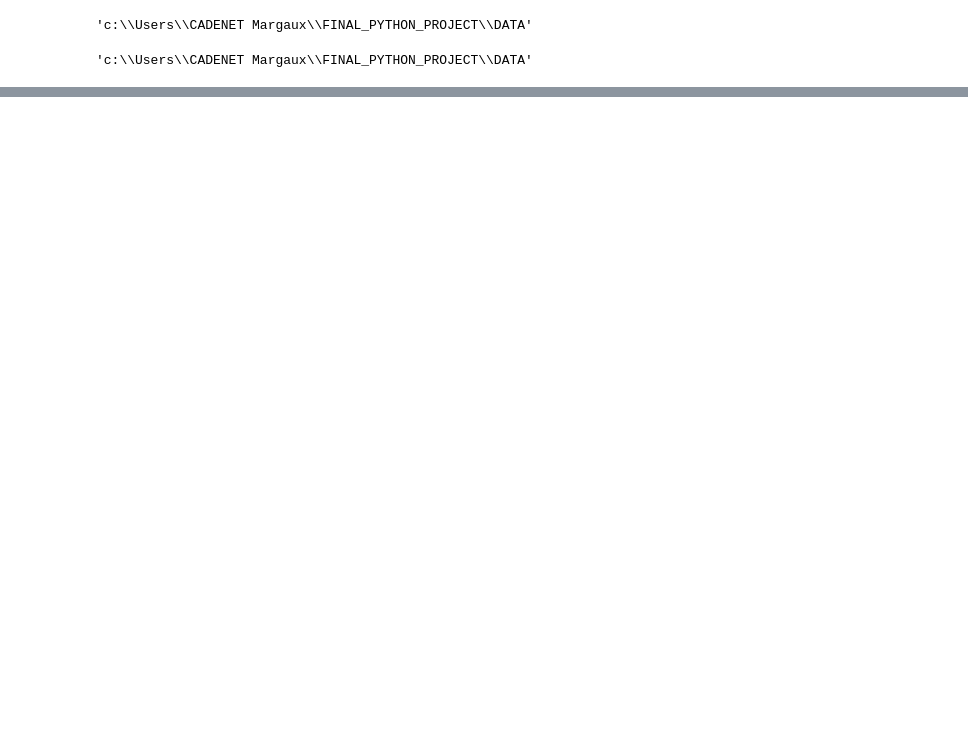
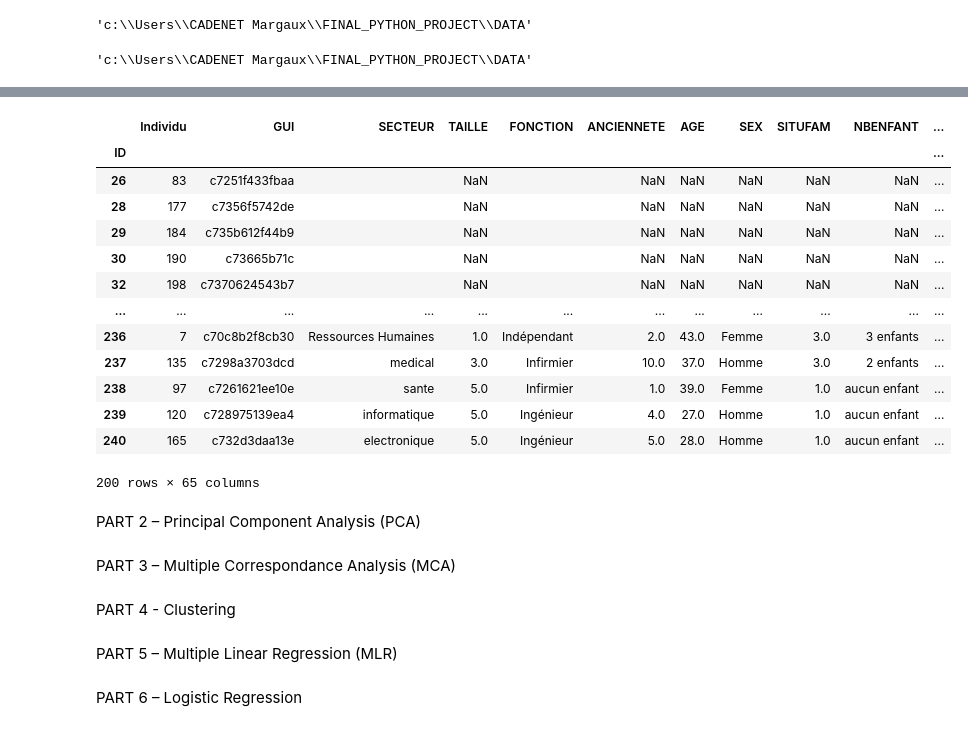
Before and after one commit to CadenetVincent/FINAL_PYTHON_PROJECT, a Jupyter notebook: CODE/Final_Projet_Adv_Stat.ipynb, the cells around one changed output, grey strips where cells are left out. Drawn from its saved outputs; the diff is of its cells as text; code cells hidden in the pictures; blank space fills up the shorter version.

Commit message:
Data cleaning & preparation et commentaires ajoutés

```diff
--- a/CODE/Final_Projet_Adv_Stat.ipynb
+++ b/CODE/Final_Projet_Adv_Stat.ipynb
@@ -371,6 +389,8 @@ for item in column_names:
 
     iterate_empty_value = 0
 
+    iterate_empty_value_with_no_know = 0
+
     print(" ")
     print("Column number id dataframe : {} ".format(list(D.columns).index(item)))
     print("Column name : {} ".format(column_names[list(D.columns).index(item)]))
@@ -378,21 +398,30 @@ for item in column_names:
     for info in D[item]:
 
         if info is None or info == "" or not info or info != info :
-
             iterate_empty_value = iterate_empty_value + 1;
 
+        if info is None or info == "" or not info or info != info or info == "7" or info == 7 :
+            iterate_empty_value_with_no_know = iterate_empty_value_with_no_know + 1
+
     lst_col[list(D.columns).index(item)] = iterate_empty_value
+    lst_col_with_no_know[list(D.columns).index(item)] = iterate_empty_value_with_no_know
+
         #else:
             #lst_col[list(D.columns).index(item)] = "Good"
     print("Number of empty values : {} ".format(lst_col[list(D.columns).index(item)]))
 
     percentage = (lst_col[list(D.columns).index(item)] / row) * 100
+    percentage_with_no_know = (lst_col_with_no_know[list(D.columns).index(item)] / row) * 100
 
     print("Percentage of empty values : {} ".format(percentage))
+    print("Percentage of empty values (with don't know value) : {}".format(percentage_with_no_know))
 
     if percentage > 50:
         print("Warning COL ! Percentage of empty data > 50% for : {} ".format(column_names[list(D.columns).index(item)]))
         list_of_deleted_column.append(column_names[list(D.columns).index(item)])
+
+    if percentage_with_no_know > 50:
+        list_of_deleted_column_with_no_know.append(column_names[list(D.columns).index(item)])
 # %% [output]
 Test for columns ...
 
@@ -443,0 +443,39 @@ ID
+# %%
+print("Delete unusable data empty by < 50% ")
+print(" ")
+
+# Delete the row with 50% of empty values...
+print("List of rows to delete : {} ".format(list_of_deleted_row))
+print(" ")
+
+# Delete the columns with 50% of empty values...
+print("List of columns to delete : {} ".format(list_of_deleted_column))
+print(" ")
+
+# Delete the rows with 50% of empty value AND considering that "don't know value" is a empty value also (value that is equal to 7)
+print("List of rows to delete with 'don't know' values : {} ".format(list_of_deleted_row_with_no_know))
+print(" ")
+
+# Delete the columns with 50% of empty value AND considering that "don't know value" is a empty value also (value that is equal to 7)
+print("List of columns to delete with 'don't know' values : {} ".format(list_of_deleted_column_with_no_know))
+print(" ")
+
+difference_id = list((set(list_of_deleted_row_with_no_know)- set(list_of_deleted_row))) + list((set(list_of_deleted_row)- set(list_of_deleted_row_with_no_know)))
+print("The difference of data between the two row lists (with and without don't know values) are : ",difference_id)
+print(" ")
+
+print("List by row of percentage of empty value: ",percentage_empty_row_list)
+print(" ")
+
+print("List by row of percentage of empty value (with 'don't know' values) : ",percentage_empty_row_list_with_no_know)
+print(" ")
+
+
+D.drop(list_of_deleted_column, axis=1, inplace=True);
+D.drop(index=list_of_deleted_row, inplace = True);
+
+print(" ")
+# See final Dataset with updated values
+print("Final dataset with filters")
+D.head(200)
+# %% [output]
@@ -443,0 +500,24 @@ ID
+|  | Individu | GUI | SECTEUR | TAILLE | FONCTION | ANCIENNETE | AGE | SEX | SITUFAM | NBENFANT | ... |
+| ID |  |  |  |  |  |  |  |  |  |  | ... |
+| 26 | 83 | c7251f433fbaa |  | NaN |  | NaN | NaN | NaN | NaN | NaN | ... |
+| 28 | 177 | c7356f5742de |  | NaN |  | NaN | NaN | NaN | NaN | NaN | ... |
+| 29 | 184 | c735b612f44b9 |  | NaN |  | NaN | NaN | NaN | NaN | NaN | ... |
+| 30 | 190 | c73665b71c |  | NaN |  | NaN | NaN | NaN | NaN | NaN | ... |
+| 32 | 198 | c7370624543b7 |  | NaN |  | NaN | NaN | NaN | NaN | NaN | ... |
+| ... | ... | ... | ... | ... | ... | ... | ... | ... | ... | ... | ... |
+| 236 | 7 | c70c8b2f8cb30 | Ressources Humaines | 1.0 | Indépendant | 2.0 | 43.0 | Femme | 3.0 | 3 enfants | ... |
+| 237 | 135 | c7298a3703dcd | medical | 3.0 | Infirmier | 10.0 | 37.0 | Homme | 3.0 | 2 enfants | ... |
+| 238 | 97 | c7261621ee10e | sante | 5.0 | Infirmier | 1.0 | 39.0 | Femme | 1.0 | aucun enfant | ... |
+| 239 | 120 | c728975139ea4 | informatique | 5.0 | Ingénieur | 4.0 | 27.0 | Homme | 1.0 | aucun enfant | ... |
+| 240 | 165 | c732d3daa13e | electronique | 5.0 | Ingénieur | 5.0 | 28.0 | Homme | 1.0 | aucun enfant | ... |
+200 rows × 65 columns
+# %% [markdown]
+PART 2 – Principal Component Analysis (PCA)
+# %% [markdown]
+PART 3 – Multiple Correspondance Analysis (MCA)
+# %% [markdown]
+PART 4 - Clustering
+# %% [markdown]
+PART 5 – Multiple Linear Regression (MLR)
+# %% [markdown]
+PART 6 – Logistic Regression
```
Also changed, not shown: parts of 28 cells of this notebook, 1 other file.
